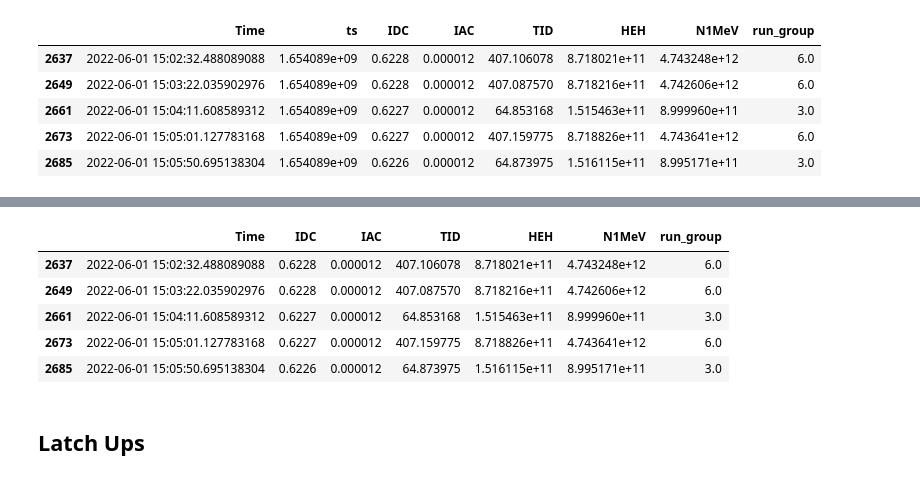
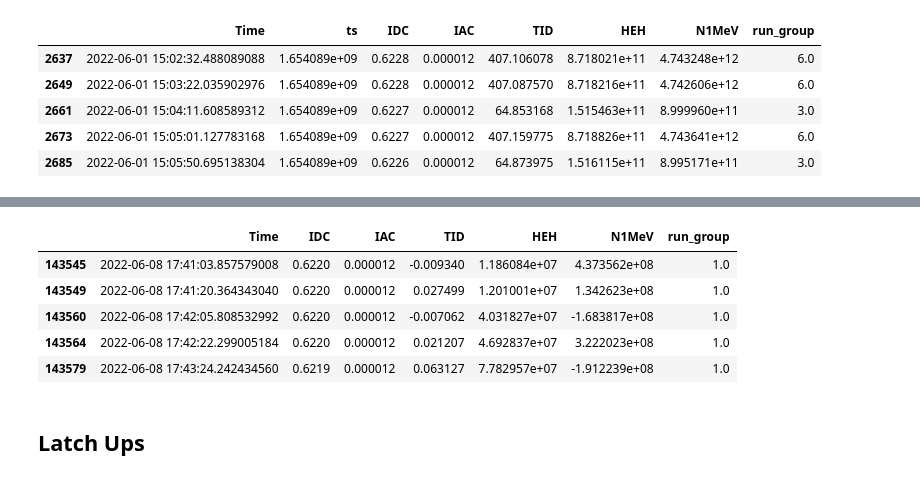
Before and after one commit to fbientrigo/radiationXlabs_notebooks, a Jupyter notebook: 0603_dmm_plus_beam.ipynb, the cells around one changed output, grey strips where cells are left out. Cells and saved outputs as stored; diff of their text form; code cells hidden in the pictures.

```diff
--- a/0603_dmm_plus_beam.ipynb
+++ b/0603_dmm_plus_beam.ipynb
@@ -211,14 +281,14 @@ Filas sin match en ±1 s: 259604
 # %%
-merged_analysis = merged.copy()
+merged_analysis = merged[(merged["run_group"] == 1)].copy()
 merged_analysis = merged_analysis.drop(["ts"], axis=1)
 merged_analysis.head()
 # %% [output]
 |  | Time | IDC | IAC | TID | HEH | N1MeV | run_group |
-| 2637 | 2022-06-01 15:02:32.488089088 | 0.6228 | 0.000012 | 407.106078 | 8.718021e+11 | 4.743248e+12 | 6.0 |
-| 2649 | 2022-06-01 15:03:22.035902976 | 0.6228 | 0.000012 | 407.087570 | 8.718216e+11 | 4.742606e+12 | 6.0 |
-| 2661 | 2022-06-01 15:04:11.608589312 | 0.6227 | 0.000012 | 64.853168 | 1.515463e+11 | 8.999960e+11 | 3.0 |
-| 2673 | 2022-06-01 15:05:01.127783168 | 0.6227 | 0.000012 | 407.159775 | 8.718826e+11 | 4.743641e+12 | 6.0 |
-| 2685 | 2022-06-01 15:05:50.695138304 | 0.6226 | 0.000012 | 64.873975 | 1.516115e+11 | 8.995171e+11 | 3.0 |
+| 143545 | 2022-06-08 17:41:03.857579008 | 0.6220 | 0.000012 | -0.009340 | 1.186084e+07 | 4.373562e+08 | 1.0 |
+| 143549 | 2022-06-08 17:41:20.364343040 | 0.6220 | 0.000012 | 0.027499 | 1.201001e+07 | 1.342623e+08 | 1.0 |
+| 143560 | 2022-06-08 17:42:05.808532992 | 0.6220 | 0.000012 | -0.007062 | 4.031827e+07 | -1.683817e+08 | 1.0 |
+| 143564 | 2022-06-08 17:42:22.299005184 | 0.6220 | 0.000012 | 0.021207 | 4.692837e+07 | 3.222023e+08 | 1.0 |
+| 143579 | 2022-06-08 17:43:24.242434560 | 0.6219 | 0.000012 | 0.063127 | 7.782957e+07 | -1.912239e+08 | 1.0 |
 # %%
 # corr de poco interes
 # la radiacion tiene mucha correlacion de pearson
```
Also changed, not shown: parts of 19 cells of this notebook, 3 other files.
